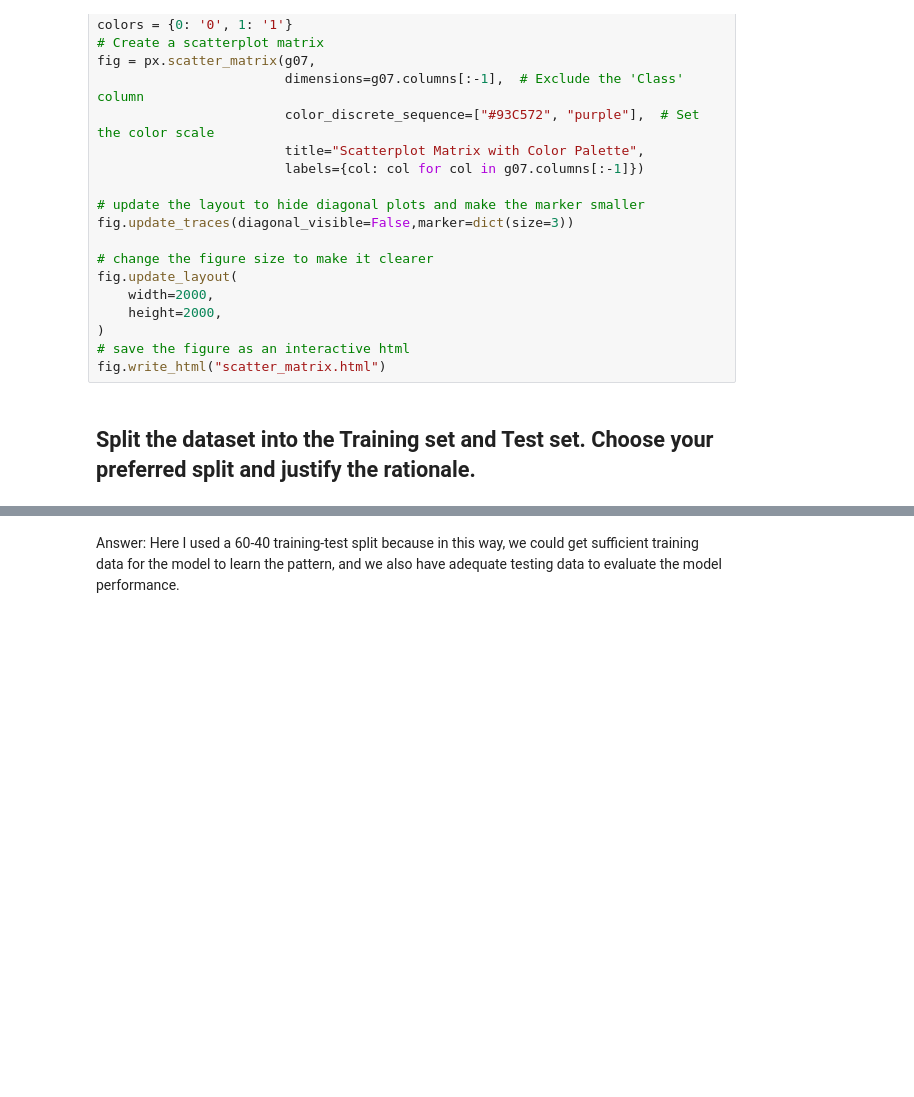
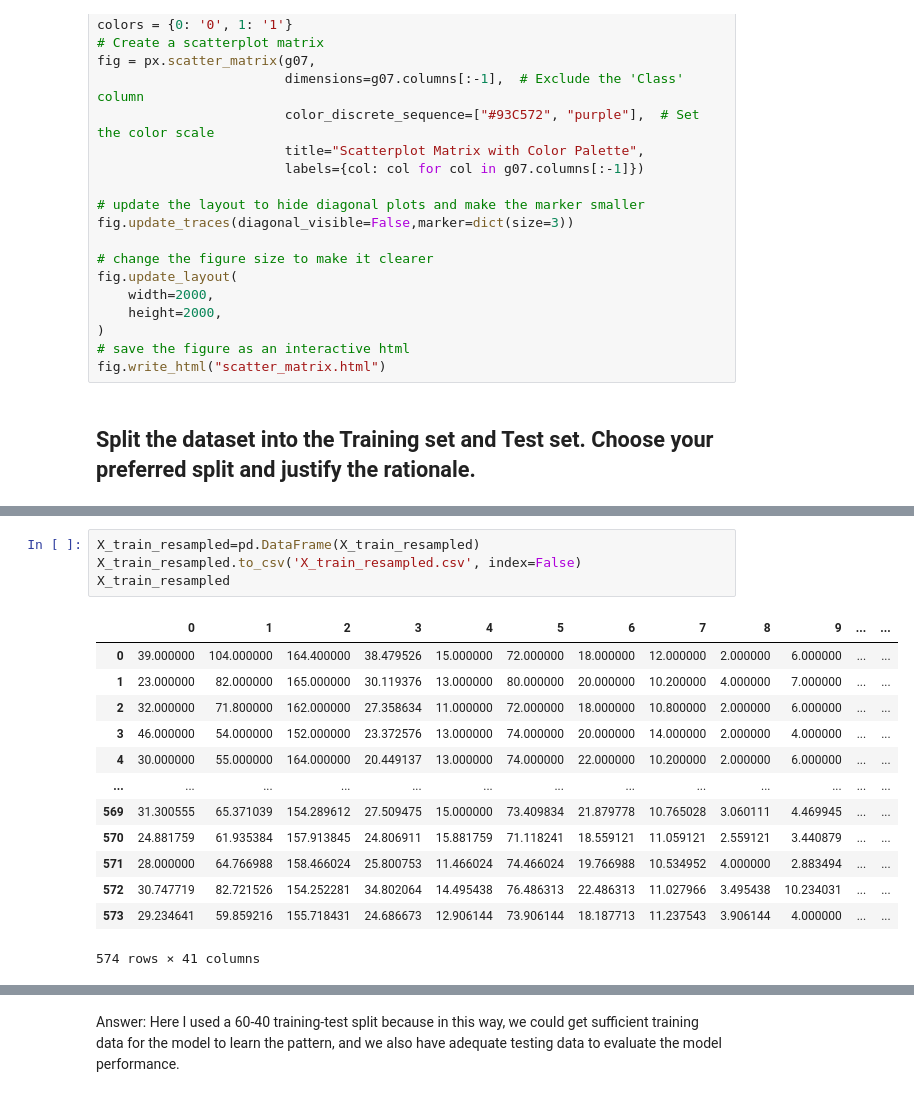
Before and after one commit to tracyzhou99/DSAN6700_project, a Jupyter notebook: Codes/Project_G07_colab.ipynb, the cells around one changed output, grey strips where cells are left out. Saved outputs shown, nothing was run; the diff lists cells and outputs as text; blank space fills up the shorter version.

```diff
--- a/Codes/Project_G07_colab.ipynb
+++ b/Codes/Project_G07_colab.ipynb
@@ -201,0 +155,18 @@ Name: PCOS (Y/N), Length: 109, dtype: int64
+# %%
+X_train_resampled=pd.DataFrame(X_train_resampled)
+X_train_resampled.to_csv('X_train_resampled.csv', index=False)
+X_train_resampled
+# %% [output]
+|  | 0 | 1 | 2 | 3 | 4 | 5 | 6 | 7 | 8 | 9 | ... | ... |
+| 0 | 39.000000 | 104.000000 | 164.400000 | 38.479526 | 15.000000 | 72.000000 | 18.000000 | 12.000000 | 2.000000 | 6.000000 | ... | ... |
+| 1 | 23.000000 | 82.000000 | 165.000000 | 30.119376 | 13.000000 | 80.000000 | 20.000000 | 10.200000 | 4.000000 | 7.000000 | ... | ... |
+| 2 | 32.000000 | 71.800000 | 162.000000 | 27.358634 | 11.000000 | 72.000000 | 18.000000 | 10.800000 | 2.000000 | 6.000000 | ... | ... |
+| 3 | 46.000000 | 54.000000 | 152.000000 | 23.372576 | 13.000000 | 74.000000 | 20.000000 | 14.000000 | 2.000000 | 4.000000 | ... | ... |
+| 4 | 30.000000 | 55.000000 | 164.000000 | 20.449137 | 13.000000 | 74.000000 | 22.000000 | 10.200000 | 2.000000 | 6.000000 | ... | ... |
+| ... | ... | ... | ... | ... | ... | ... | ... | ... | ... | ... | ... | ... |
+| 569 | 31.300555 | 65.371039 | 154.289612 | 27.509475 | 15.000000 | 73.409834 | 21.879778 | 10.765028 | 3.060111 | 4.469945 | ... | ... |
+| 570 | 24.881759 | 61.935384 | 157.913845 | 24.806911 | 15.881759 | 71.118241 | 18.559121 | 11.059121 | 2.559121 | 3.440879 | ... | ... |
+| 571 | 28.000000 | 64.766988 | 158.466024 | 25.800753 | 11.466024 | 74.466024 | 19.766988 | 10.534952 | 4.000000 | 2.883494 | ... | ... |
+| 572 | 30.747719 | 82.721526 | 154.252281 | 34.802064 | 14.495438 | 76.486313 | 22.486313 | 11.027966 | 3.495438 | 10.234031 | ... | ... |
+| 573 | 29.234641 | 59.859216 | 155.718431 | 24.686673 | 12.906144 | 73.906144 | 18.187713 | 11.237543 | 3.906144 | 4.000000 | ... | ... |
+574 rows × 41 columns
```
Also changed, not shown: parts of 19 cells of this notebook.
